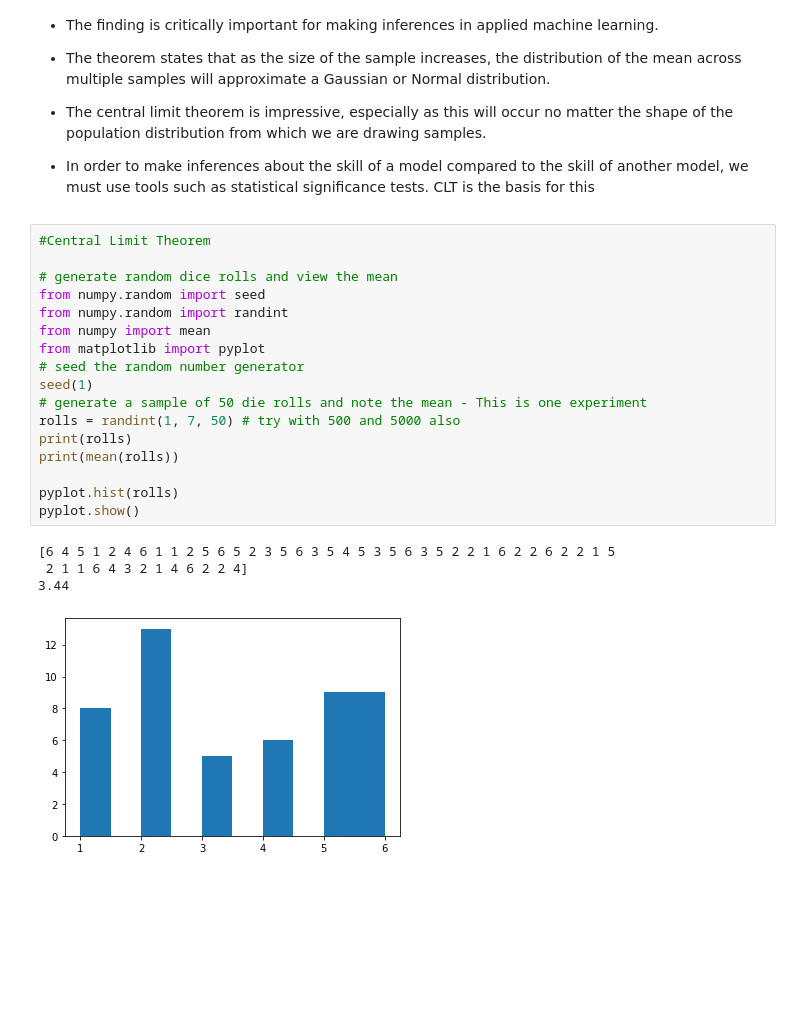
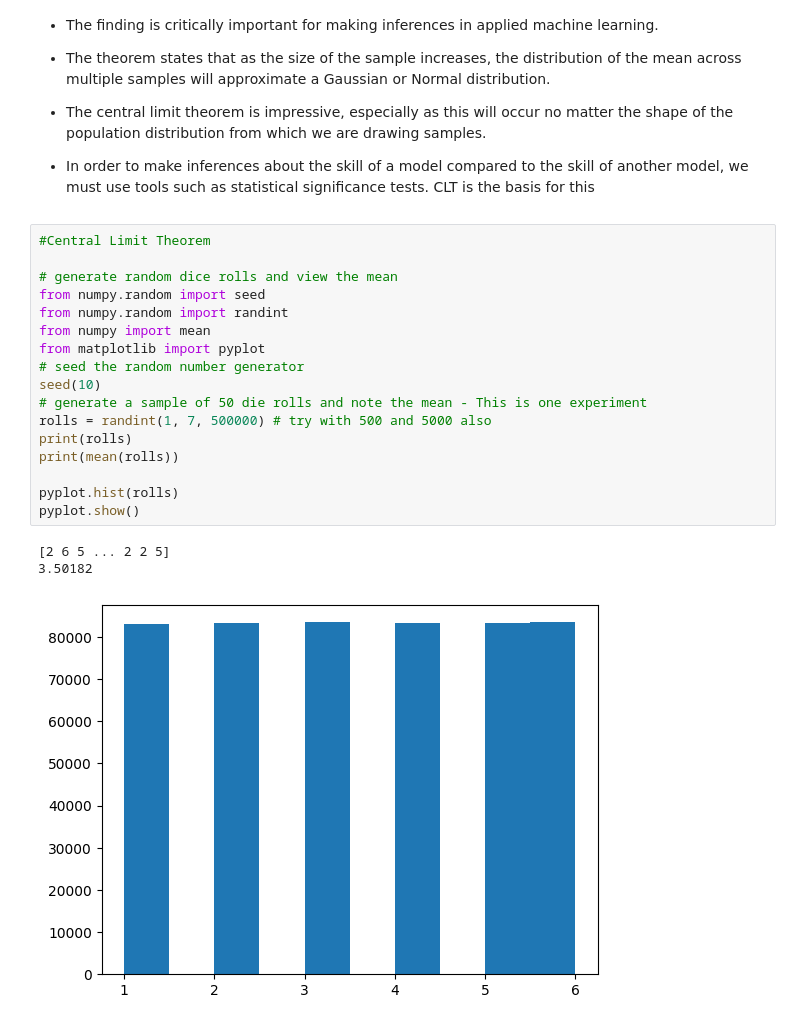
Before and after one commit to hH-13/wangernum, a Jupyter notebook: basics/Descriptive_Statistics.ipynb, the cells around one changed output. Saved outputs shown, nothing was run; the diff lists cells and outputs as text; blank space fills up the shorter version.

```diff
--- a/basics/Descriptive_Statistics.ipynb
+++ b/basics/Descriptive_Statistics.ipynb
@@ -217,25 +221,24 @@ The values of many large data sets tend to cluster around the mean or median so
 # %%
 #Central Limit Theorem
 
 # generate random dice rolls and view the mean
 from numpy.random import seed
 from numpy.random import randint
 from numpy import mean
 from matplotlib import pyplot
 # seed the random number generator
-seed(1)
+seed(10)
 # generate a sample of 50 die rolls and note the mean - This is one experiment
-rolls = randint(1, 7, 50) # try with 500 and 5000 also
+rolls = randint(1, 7, 500000) # try with 500 and 5000 also
 print(rolls)
 print(mean(rolls))
 
 pyplot.hist(rolls)
 pyplot.show()
 # %% [output]
-[6 4 5 1 2 4 6 1 1 2 5 6 5 2 3 5 6 3 5 4 5 3 5 6 3 5 2 2 1 6 2 2 6 2 2 1 5
- 2 1 1 6 4 3 2 1 4 6 2 2 4]
-3.44
+[2 6 5 ... 2 2 5]
+3.50182
-[figure, old version]
+[figure, new version]
 # %%
 # Create 1000 means and see the distribution
 from numpy.random import seed
```
Also changed, not shown: parts of 4 cells of this notebook.
